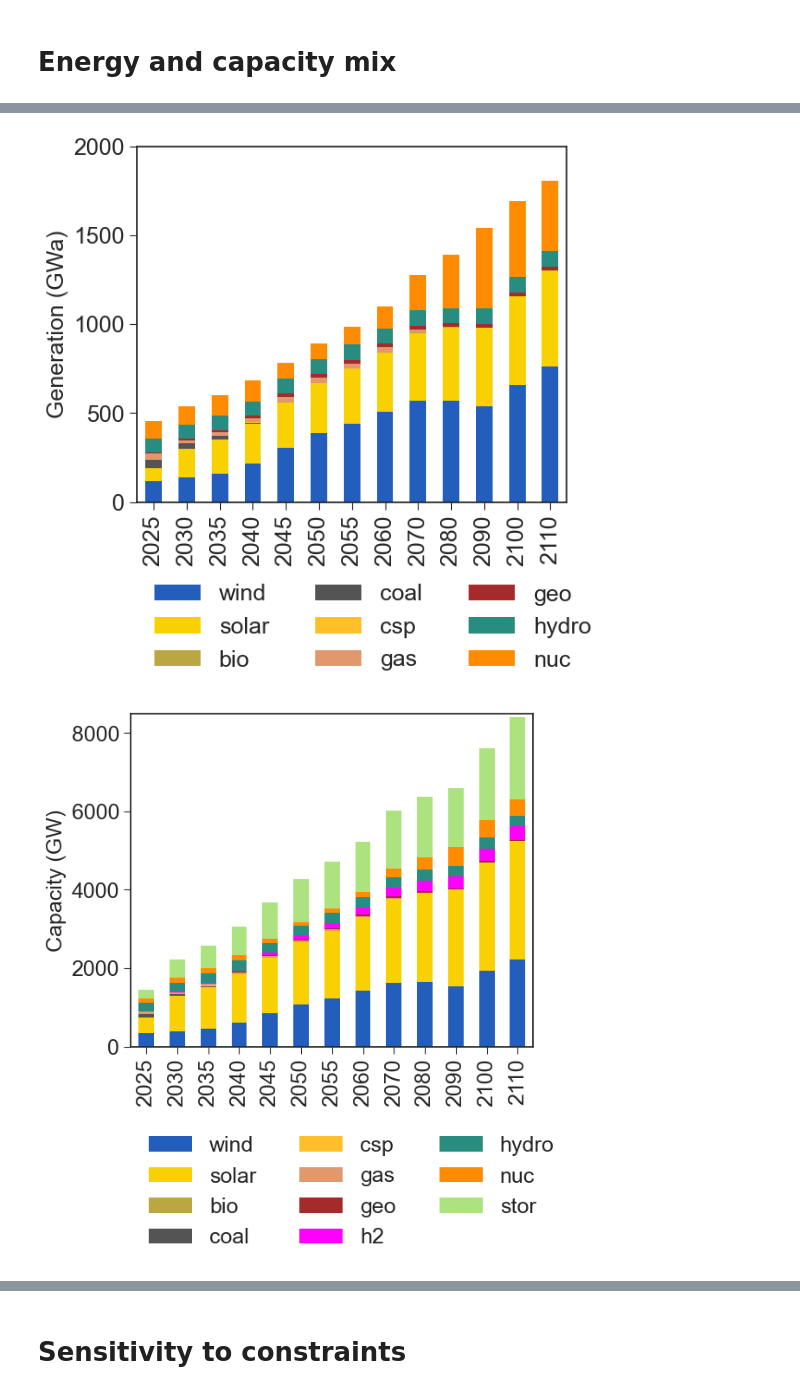
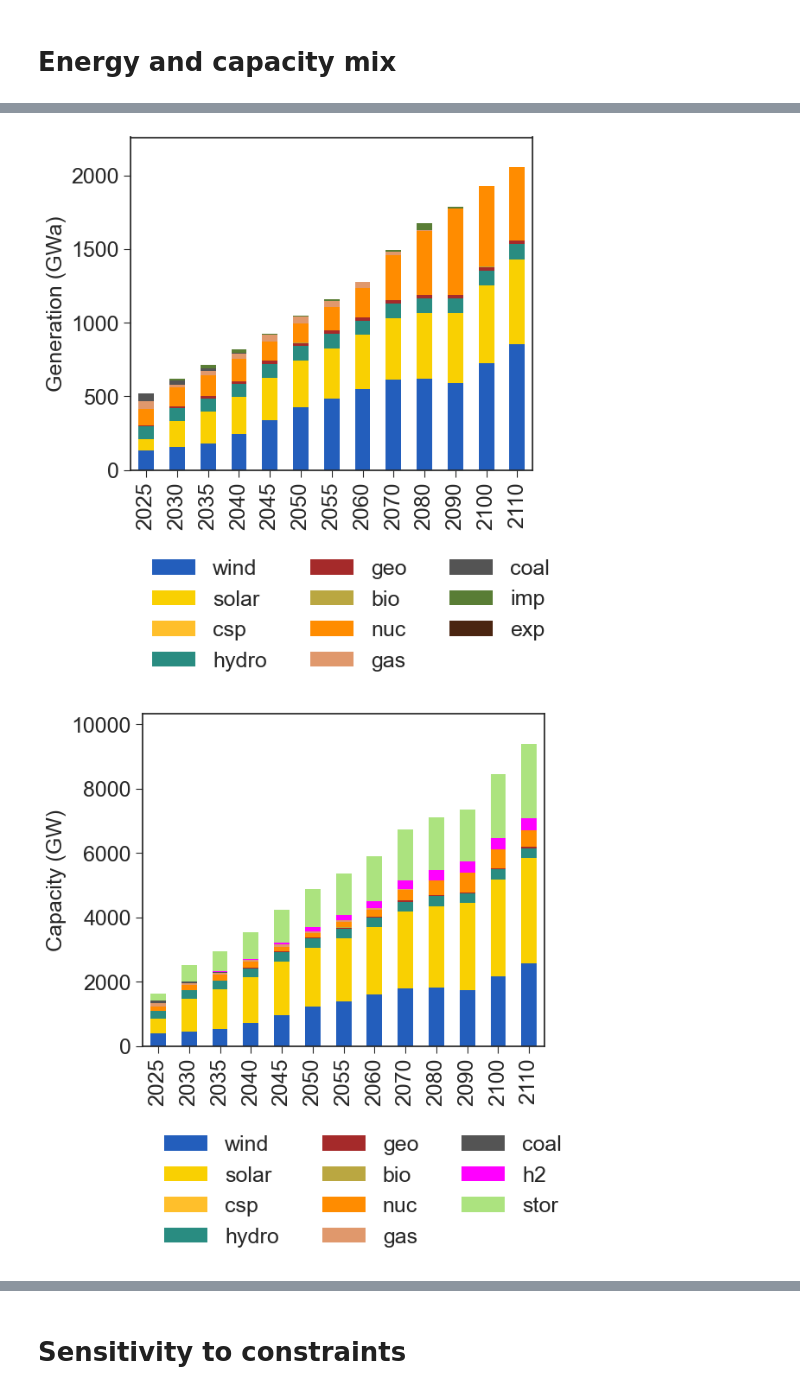
Before and after one commit to ebbekyhl/PyPSA-Eur-Curtailment-Emulator, a Jupyter notebook: MESSAGEix-GLOBIOM/make_diagnostics.ipynb, the cells around one changed output, grey strips where cells are left out. Saved outputs shown, nothing was run; the diff lists cells and outputs as text; code cells hidden in the pictures.

```diff
--- a/MESSAGEix-GLOBIOM/make_diagnostics.ipynb
+++ b/MESSAGEix-GLOBIOM/make_diagnostics.ipynb
@@ -35,6 +40,7 @@ case = "old" # in this notebook, we make a diagnostic of the original formulatio
 ###############################################
 scenarios = {"old":sc_ref}
 scen = scenarios[case]
+regions = ["R11_WEU","R11_EEU"]
 model_years = [x for x in scen.set("year") if x >= scen.firstmodelyear and x <= 2110]
 curt_list = [x for x in scen.set("relation") if "curtailment" in x]
 technologies = {
@@ -85,25 +91,28 @@ fig5.savefig("figures/VRE_share_current_formulation.png",
 # %%
-fig1, fig2, fig3, fig4, fig5, df_generation_adjusted, df_capacity_adjusted, tech_cap_adjusted, tech_act_adjusted, VRE_share_adjusted  = plot_generation_and_capacity(scen_adjusted, technologies, model_years, bins)
+fig1, fig2, fig3, fig4, fig5, df_generation_adjusted, df_capacity_adjusted, tech_cap_adjusted, tech_act_adjusted, VRE_share_adjusted  = plot_generation_and_capacity(scen_adjusted, regions, technologies, model_years, bins)
 
 fig1.savefig("figures/generation_adjusted_carbon_pricing.png",
                 bbox_inches="tight",
                 dpi=300)
 
 fig2.savefig("figures/capacity_adjusted_carbon_pricing.png",
                 bbox_inches="tight",
                 dpi=300)
 
 fig3.savefig("figures/wind_curtailment_adjusted_carbon_pricing.png",
                 bbox_inches="tight",
                 dpi=300)
 
 fig4.savefig("figures/solar_curtailment_adjusted_carbon_pricing.png",
                 bbox_inches="tight",
                 dpi=300)
 
 fig5.savefig("figures/VRE_share_adjusted_carbon_pricing.png",
                 bbox_inches="tight",
                 dpi=300)
+
+df_generation_adjusted.loc[2050].to_csv("../PyPSA-Eur/generation_MESSAGE_carbon_price_retained.csv")
+df_capacity_adjusted.loc[2050].to_csv("../PyPSA-Eur/capacity_MESSAGE_carbon_price_retained.csv")
 # %% [output]
-[figure, old version]
+[figure, new version]
-[figure, old version]
+[figure, new version]
```
Also changed, not shown: parts of 18 cells of this notebook, 15 other files.
